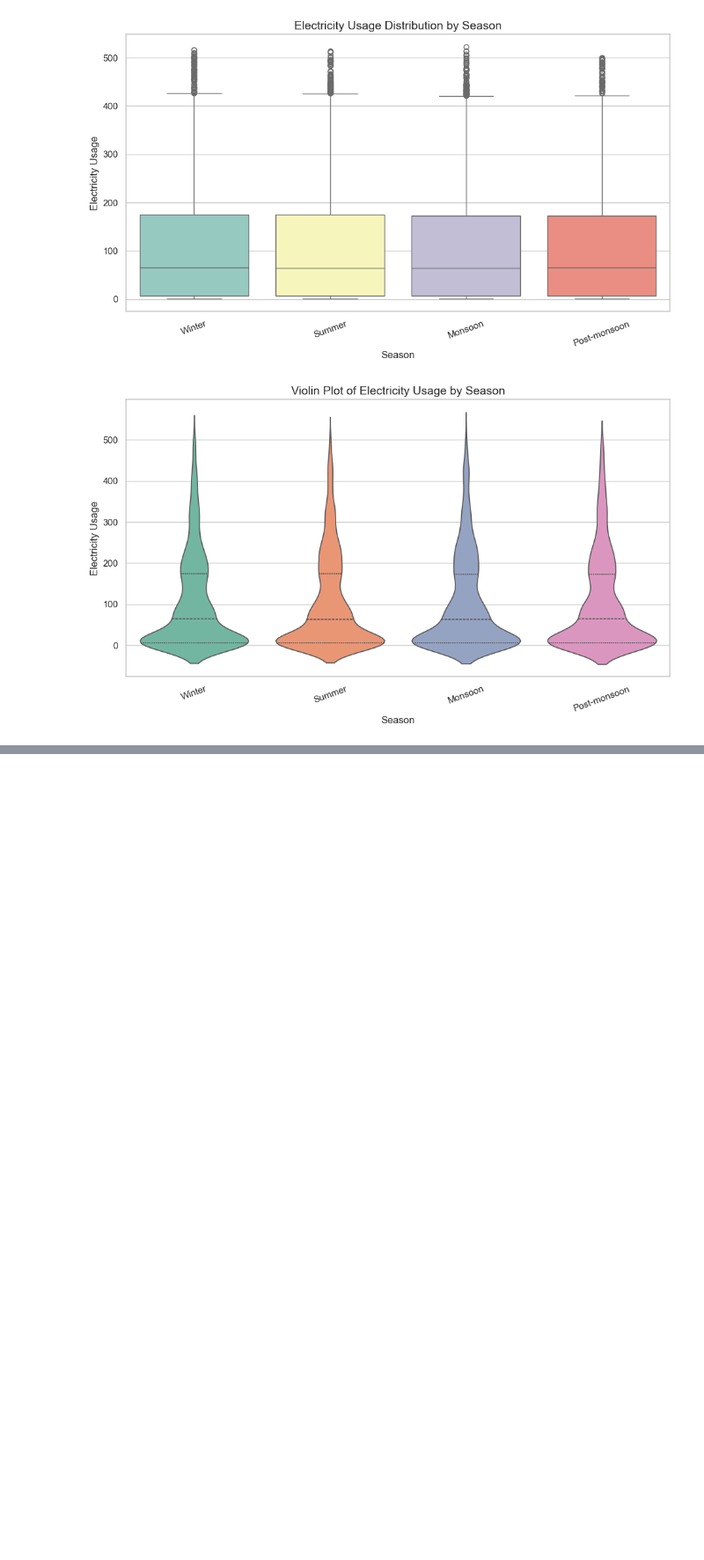
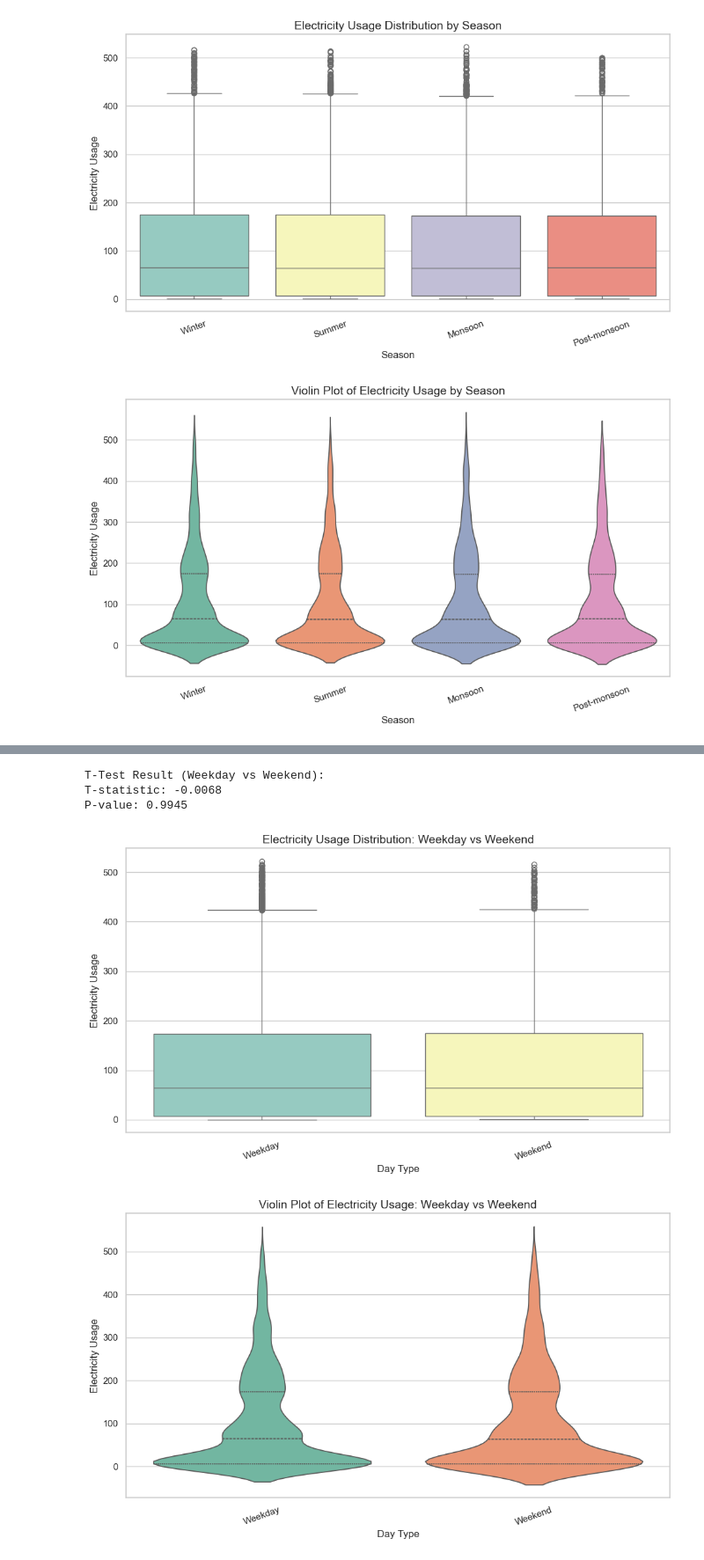
Before and after one commit to Shreyas-Dharmatti/Shreyas-Dharmatti.github.io, a Jupyter notebook: IDS-Assignment/writing.ipynb, the cells around one changed output, grey strips where cells are left out. Shown: that part at 88% size. Cells and saved outputs as stored; diff of their text form; code cells hidden in the pictures; blank space fills up the shorter version.

Commit message:
test2

```diff
--- a/IDS-Assignment/writing.ipynb
+++ b/IDS-Assignment/writing.ipynb
@@ -687,0 +704,70 @@ p-value: 0.9090
+# %%
+# test-2
+import pandas as pd
+import numpy as np
+import matplotlib.pyplot as plt
+import seaborn as sns
+from scipy import stats
+import warnings
+
+# Ignore warnings
+warnings.filterwarnings("ignore")
+
+# Load dataset
+df = pd.read_csv('long_data_.csv')
+
+# Convert Dates column to datetime
+df['Dates'] = pd.to_datetime(df['Dates'], format="%d/%m/%Y %H:%M:%S")
+
+# Step 1: Create Day_Type column (Weekday/Weekend)
+df['Day_Type'] = df['Dates'].dt.weekday.map(lambda x: 'Weekend' if x >= 5 else 'Weekday')
+
+# Step 2: Group Usage values by Day_Type
+daytype_groups = df.groupby('Day_Type')['Usage'].apply(list)
+
+# Step 3: Perform two-sample t-test (Welch's t-test)
+t_stat, p_value = stats.ttest_ind(
+    daytype_groups['Weekday'],
+    daytype_groups['Weekend'],
+    equal_var=False,
+    nan_policy='omit'
+)
+
+# Step 4: Output results
+print("T-Test Result (Weekday vs Weekend):")
+print(f"T-statistic: {t_stat:.4f}")
+print(f"P-value: {p_value:.4f}")
+
+# Step 5: Additional Statistics
+# Optional: Descriptive statistics
+# print("\nDescriptive Statistics by Day Type:")
+# print(df.groupby('Day_Type')['Usage'].describe())
+
+# Step 6: Visualization
+sns.set(style="whitegrid")
+
+# Boxplot to show distribution of usage by Day_Type
+plt.figure(figsize=(10, 6))
+sns.boxplot(data=df, x='Day_Type', y='Usage', palette='Set3')
+plt.title('Electricity Usage Distribution: Weekday vs Weekend', fontsize=14)
+plt.ylabel('Electricity Usage')
+plt.xlabel('Day Type')
+plt.xticks(rotation=20)
+plt.tight_layout()
+plt.show()
+
+# Violin plot for detailed distribution view
+plt.figure(figsize=(10, 6))
+sns.violinplot(data=df, x='Day_Type', y='Usage', palette='Set2', inner='quartile')
+plt.title('Violin Plot of Electricity Usage: Weekday vs Weekend', fontsize=14)
+plt.ylabel('Electricity Usage')
+plt.xlabel('Day Type')
+plt.xticks(rotation=20)
+plt.tight_layout()
+plt.show()
+# %% [output]
+T-Test Result (Weekday vs Weekend):
+T-statistic: -0.0068
+P-value: 0.9945
+[figure, added]
+[figure, added]
```
Also changed, not shown: parts of 6 cells of this notebook, 2 other files.
